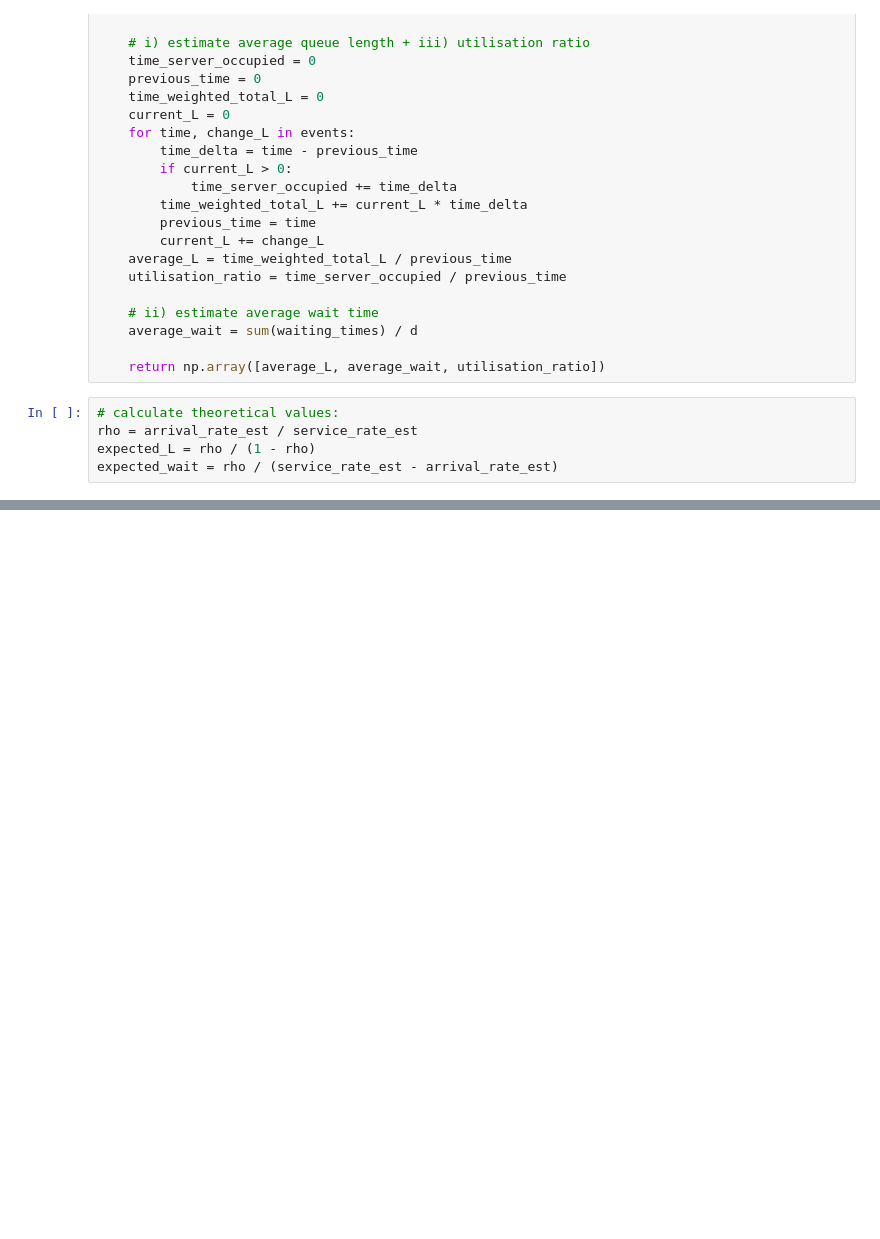
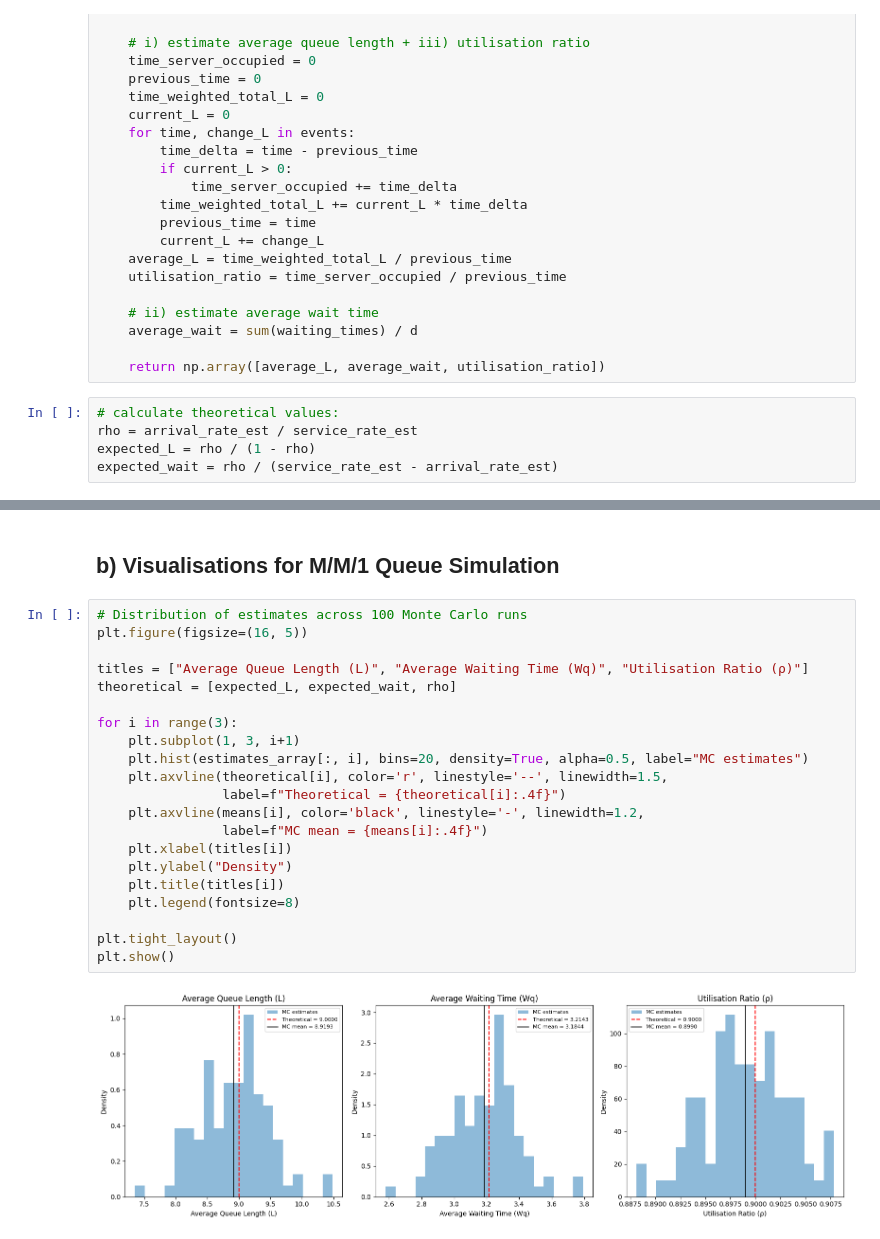
Before and after one commit to SupremeLeader04/Operations_Research_Queueing_Simulations, a Jupyter notebook: simulations.ipynb, the cells around one changed output, grey strips where cells are left out. Drawn from its saved outputs; the diff is of its cells as text; blank space fills up the shorter version.

```diff
--- a/simulations.ipynb
+++ b/simulations.ipynb
@@ -148,0 +188,25 @@ Waiting Time (mins)       2.6429                2.6263      0.0289    0.628
+# %% [markdown]
+## b) Visualisations for M/M/1 Queue Simulation
+# %%
+# Distribution of estimates across 100 Monte Carlo runs
+plt.figure(figsize=(16, 5))
+
+titles = ["Average Queue Length (L)", "Average Waiting Time (Wq)", "Utilisation Ratio (ρ)"]
+theoretical = [expected_L, expected_wait, rho]
+
+for i in range(3):
+    plt.subplot(1, 3, i+1)
+    plt.hist(estimates_array[:, i], bins=20, density=True, alpha=0.5, label="MC estimates")
+    plt.axvline(theoretical[i], color='r', linestyle='--', linewidth=1.5,
+                label=f"Theoretical = {theoretical[i]:.4f}")
+    plt.axvline(means[i], color='black', linestyle='-', linewidth=1.2,
+                label=f"MC mean = {means[i]:.4f}")
+    plt.xlabel(titles[i])
+    plt.ylabel("Density")
+    plt.title(titles[i])
+    plt.legend(fontsize=8)
+
+plt.tight_layout()
+plt.show()
+# %% [output]
+[figure, added]
```
Also changed, not shown: parts of 6 cells of this notebook.
